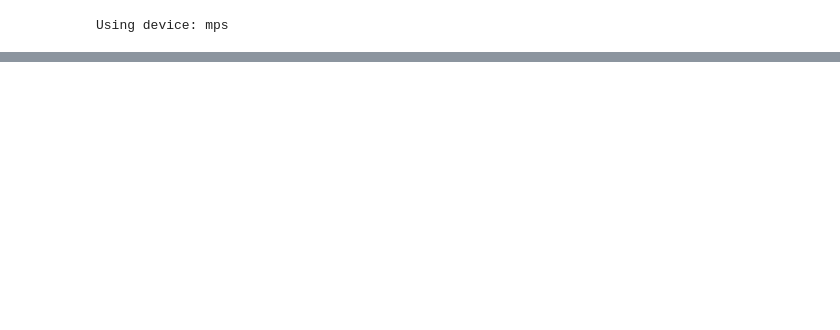
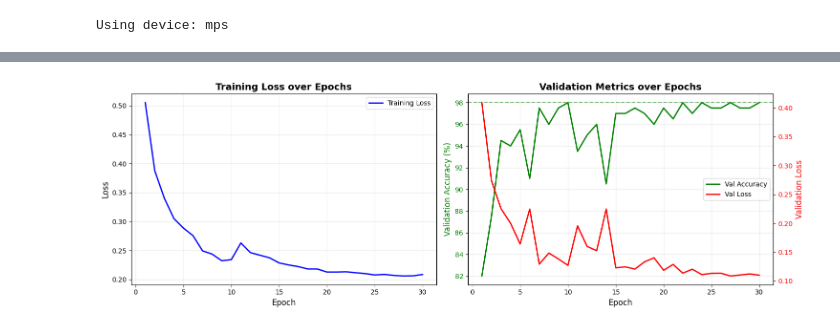
Before and after one commit to ghMellow/polito-ecai, a Jupyter notebook: HW2/HW2_version1.ipynb, the cells around one changed output, grey strips where cells are left out. Drawn from its saved outputs; the diff is of its cells as text; code cells hidden in the pictures; blank space fills up the shorter version.

Commit message:
add plot

```diff
--- a/HW2/HW2_version1.ipynb
+++ b/HW2/HW2_version1.ipynb
@@ -45,8 +45,8 @@ CFG = {
 
     # Data Augmentation
     'time_shift_ms': 80,
-    'noise_level': 0.002,
-    'time_stretch_factor': 0.06,
+    'noise_level': 0.0005,
+    'time_stretch_factor': 0.04,
 
     # Label Smoothing
     'label_smoothing': 0.1,
@@ -92,8 +92,8 @@ class AudioAugmentation:
         self.training = training
 
     def time_shift(self, waveform):
-        if not self.training or random.random() > 0.5:
-            return waveform
+        #if not self.training or random.random() > 0.7:
+        #    return waveform
 
         shift_samples = int(random.uniform(-self.config['time_shift_ms'],
                                           self.config['time_shift_ms'])
@@ -101,15 +101,15 @@ class AudioAugmentation:
         return torch.roll(waveform, shifts=shift_samples, dims=-1)
 
     def add_noise(self, waveform):
-        if not self.training or random.random() > 0.5:
-            return waveform
+        #if not self.training or random.random() > 0.6:
+        #    return waveform
 
         noise = torch.randn_like(waveform) * self.config['noise_level']
         return waveform + noise
 
     def time_stretch(self, waveform):
-        if not self.training or random.random() > 0.5:
-            return waveform
+        #if not self.training or random.random() > 0.7:
+        #    return waveform
 
         rate = 1.0 + random.uniform(-self.config['time_stretch_factor'],
                                     self.config['time_stretch_factor'])
@@ -277,7 +277,7 @@ loss_module = nn.CrossEntropyLoss(label_smoothing=CFG['label_smoothing'])
 optimizer = torch.optim.AdamW(
     model.parameters(),
     lr=CFG['learning_rate'],
-    weight_decay=2e-4,
+    weight_decay=1e-4,  # RIDOTTO da 2e-4
     betas=(0.9, 0.999)
 )
 
@@ -480 +526,67 @@ Best validation accuracy: 98.50%
 ============================================================
+# %%
+import matplotlib.pyplot as plt
+
+# Crea una figura con 2 subplot
+fig, (ax1, ax2) = plt.subplots(1, 2, figsize=(15, 5))
+
+# Plot 1: Training Loss
+ax1.plot(train_history['epoch'], train_history['train_loss'], 'b-', linewidth=2, label='Training Loss')
+ax1.set_xlabel('Epoch', fontsize=12)
+ax1.set_ylabel('Loss', fontsize=12)
+ax1.set_title('Training Loss over Epochs', fontsize=14, fontweight='bold')
+ax1.grid(True, alpha=0.3)
+ax1.legend(fontsize=10)
+
+# Plot 2: Validation Accuracy e Loss
+ax2_twin = ax2.twinx()
+
+# Validation Accuracy (asse sinistro)
+line1 = ax2.plot(train_history['epoch'], train_history['val_acc'], 'g-', linewidth=2, label='Val Accuracy')
+ax2.set_xlabel('Epoch', fontsize=12)
+ax2.set_ylabel('Validation Accuracy (%)', fontsize=12, color='g')
+ax2.tick_params(axis='y', labelcolor='g')
+ax2.axhline(y=best_val_acc, color='g', linestyle='--', alpha=0.5, label=f'Best: {best_val_acc:.2f}%')
+
+# Validation Loss (asse destro)
+line2 = ax2_twin.plot(train_history['epoch'], train_history['val_loss'], 'r-', linewidth=2, label='Val Loss')
+ax2_twin.set_ylabel('Validation Loss', fontsize=12, color='r')
+ax2_twin.tick_params(axis='y', labelcolor='r')
+
+ax2.set_title('Validation Metrics over Epochs', fontsize=14, fontweight='bold')
+ax2.grid(True, alpha=0.3)
+
+# Combina le legende
+lines = line1 + line2
+labels = [l.get_label() for l in lines]
+ax2.legend(lines, labels, loc='center right', fontsize=10)
+
+plt.tight_layout()
+plt.show()
+
+# Print diagnostics
+print("\n" + "="*60)
+print("TRAINING DIAGNOSTICS")
+print("="*60)
+print(f"Epochs trained: {len(train_history['epoch'])}")
+print(f"Best validation accuracy: {best_val_acc:.2f}% at epoch {train_history['epoch'][train_history['val_acc'].index(best_val_acc)]}")
+print(f"Final train loss: {train_history['train_loss'][-1]:.4f}")
+print(f"Final validation loss: {train_history['val_loss'][-1]:.4f}")
+print(f"Final validation accuracy: {train_history['val_acc'][-1]:.2f}%")
+
+# Analisi overfitting/underfitting
+final_train_loss = train_history['train_loss'][-1]
+final_val_loss = train_history['val_loss'][-1]
+gap = final_val_loss - final_train_loss
+
+print(f"\nLoss gap (val - train): {gap:.4f}")
+if gap > 0.15:
+    print("⚠️  Possibile OVERFITTING: validation loss >> training loss")
+elif gap < -0.05:
+    print("⚠️  Possibile UNDERFITTING: training loss > validation loss")
+elif final_val_loss > 0.3:
+    print("⚠️  Possibile UNDERFITTING: loss ancora alta")
+else:
+    print("✅ Buon bilanciamento tra training e validation")
+# %% [output]
+[figure, added]
```
Also changed, not shown: parts of 7 cells of this notebook, 3 other files.
